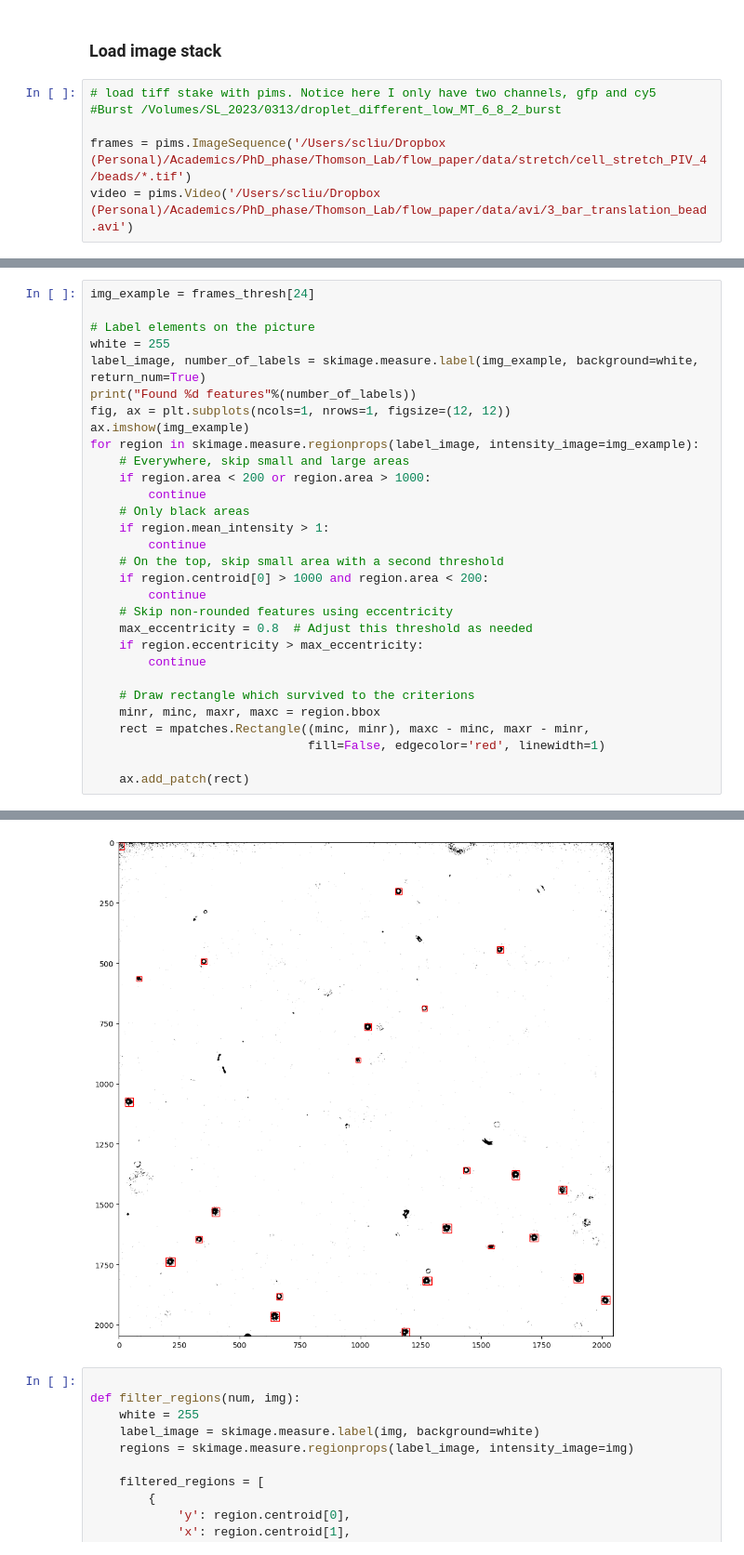
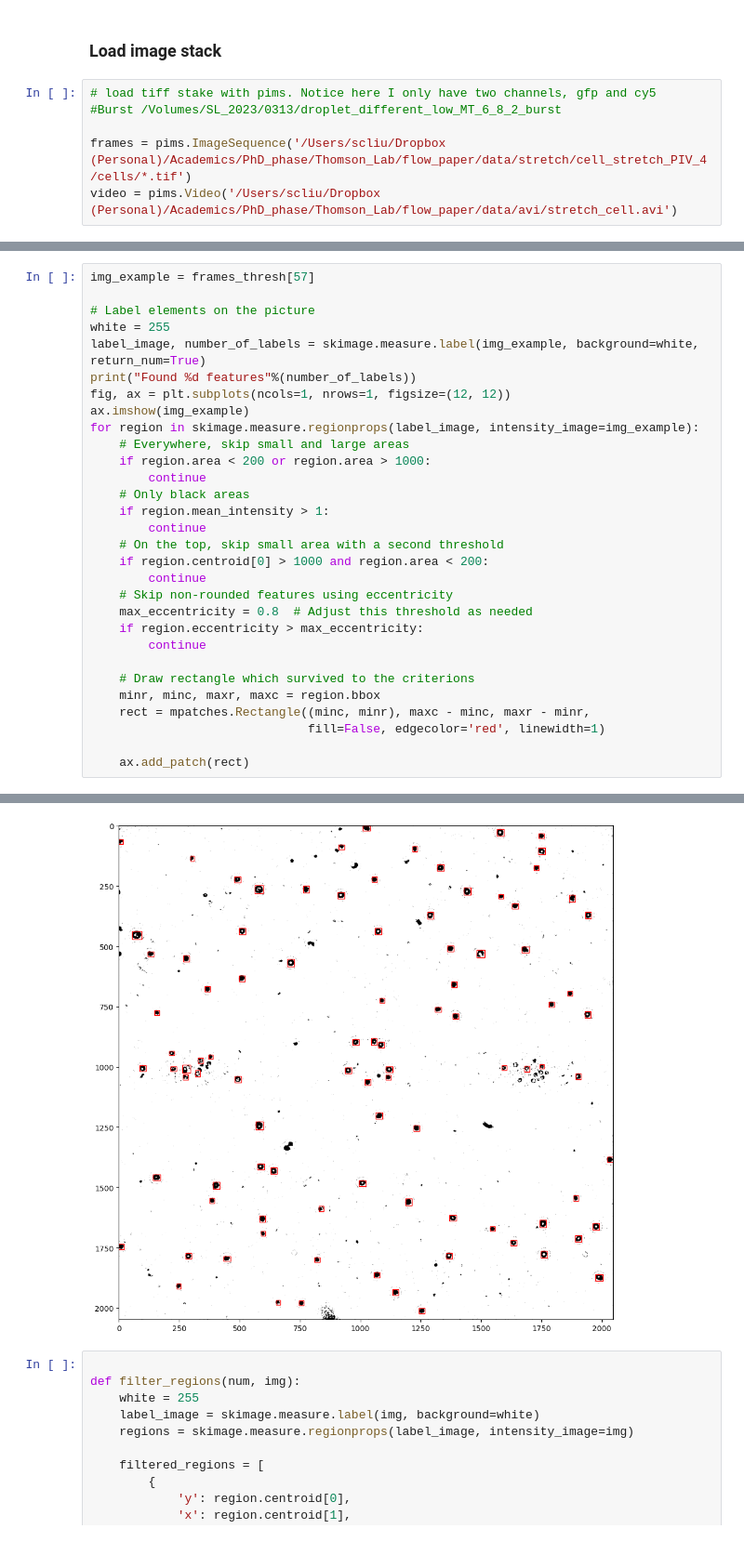
Before and after one commit to scliu7/useful_stuff, a Jupyter notebook: active_matters/sep_traj_plot.ipynb, the cells around one changed output, grey strips where cells are left out. Shown at 93% size. Drawn from its saved outputs; the diff is of its cells as text.

```diff
--- a/active_matters/sep_traj_plot.ipynb
+++ b/active_matters/sep_traj_plot.ipynb
@@ -31,8 +31,8 @@ mpl.rc('image', cmap='gray')
 # load tiff stake with pims. Notice here I only have two channels, gfp and cy5
 #Burst /Volumes/SL_2023/0313/droplet_different_low_MT_6_8_2_burst
 
-frames = pims.ImageSequence('/Users/scliu/Dropbox (Personal)/Academics/PhD_phase/Thomson_Lab/flow_paper/data/stretch/cell_stretch_PIV_4/beads/*.tif')
-video = pims.Video('/Users/scliu/Dropbox (Personal)/Academics/PhD_phase/Thomson_Lab/flow_paper/data/avi/3_bar_translation_bead.avi')
+frames = pims.ImageSequence('/Users/scliu/Dropbox (Personal)/Academics/PhD_phase/Thomson_Lab/flow_paper/data/stretch/cell_stretch_PIV_4/cells/*.tif')
+video = pims.Video('/Users/scliu/Dropbox (Personal)/Academics/PhD_phase/Thomson_Lab/flow_paper/data/avi/stretch_cell.avi')
 # %%
 # only want the bf frame
 bf_frames = frames[::3]
@@ -70,5 +70,5 @@ plt.imshow(frames_thresh[1]);
 # %%
-img_example = frames_thresh[24]
+img_example = frames_thresh[57]
 
 # Label elements on the picture
 white = 255
@@ -102,4 +102,4 @@ Found 2295 features
-[figure, old version]
+[figure, new version]
 # %%
 
 def filter_regions(num, img):
```
Also changed, not shown: parts of 12 cells of this notebook.
